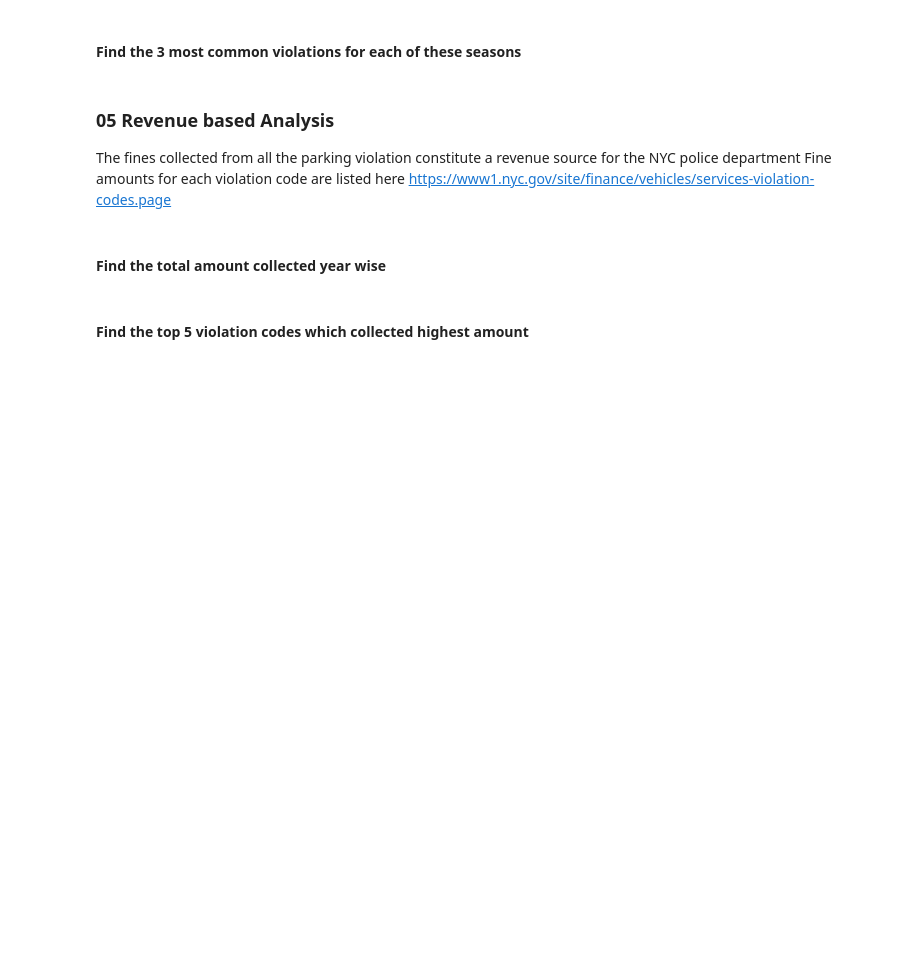
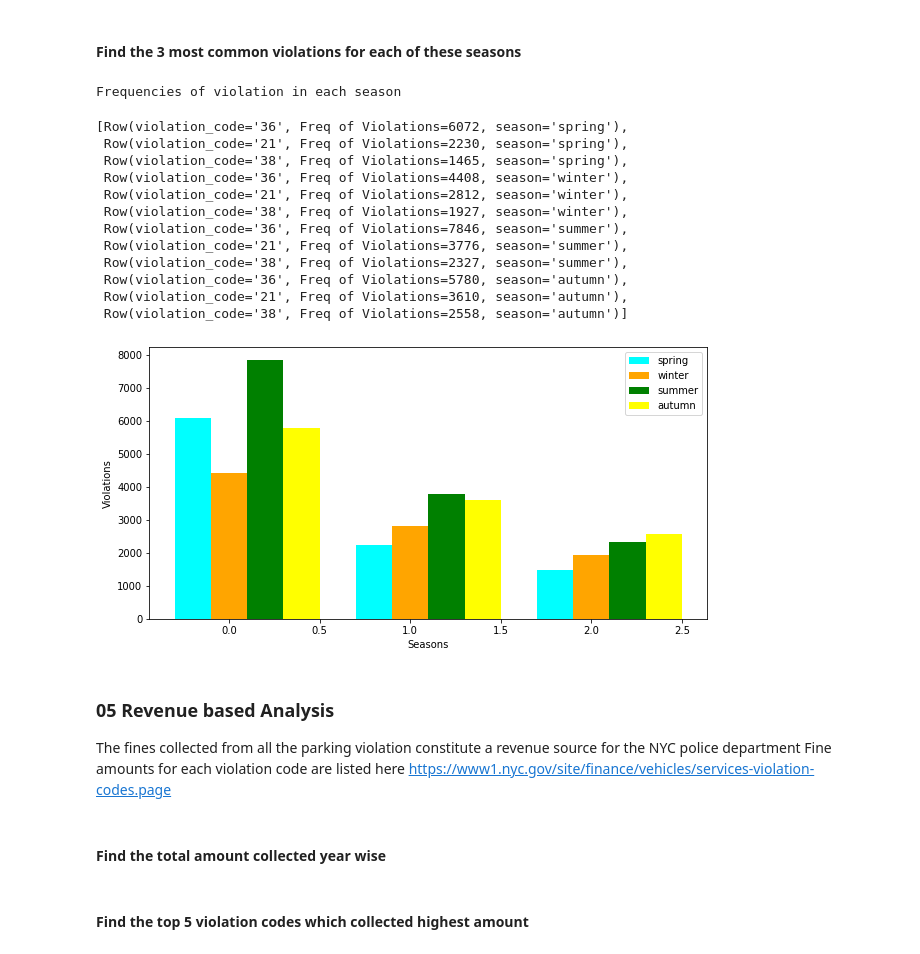
Before and after one commit to MTech-DA231-Project/NYC_Parking_Analysis, a Jupyter notebook: notebooks/nyc_parking_analysis.ipynb, the cells around one changed output. Saved outputs shown, nothing was run; the diff lists cells and outputs as text; code cells hidden in the pictures; blank space fills up the shorter version.

```diff
--- a/notebooks/nyc_parking_analysis.ipynb
+++ b/notebooks/nyc_parking_analysis.ipynb
@@ -385,5 +414,23 @@ only showing top 20 rows
 # %% [markdown]
 #### **Find the 3 most common violations for each of these seasons**
+# %%
+print("Frequencies of violation in each season")
+sba.common_violations_season(df)
+# %% [output]
+Frequencies of violation in each season
+[Row(violation_code='36', Freq of Violations=6072, season='spring'),
+ Row(violation_code='21', Freq of Violations=2230, season='spring'),
+ Row(violation_code='38', Freq of Violations=1465, season='spring'),
+ Row(violation_code='36', Freq of Violations=4408, season='winter'),
+ Row(violation_code='21', Freq of Violations=2812, season='winter'),
+ Row(violation_code='38', Freq of Violations=1927, season='winter'),
+ Row(violation_code='36', Freq of Violations=7846, season='summer'),
+ Row(violation_code='21', Freq of Violations=3776, season='summer'),
+ Row(violation_code='38', Freq of Violations=2327, season='summer'),
+ Row(violation_code='36', Freq of Violations=5780, season='autumn'),
+ Row(violation_code='21', Freq of Violations=3610, season='autumn'),
+ Row(violation_code='38', Freq of Violations=2558, season='autumn')]
+[figure, added]
 # %% [markdown]
 ### 05 Revenue based Analysis
 
```
Also changed, not shown: parts of 12 cells of this notebook.
